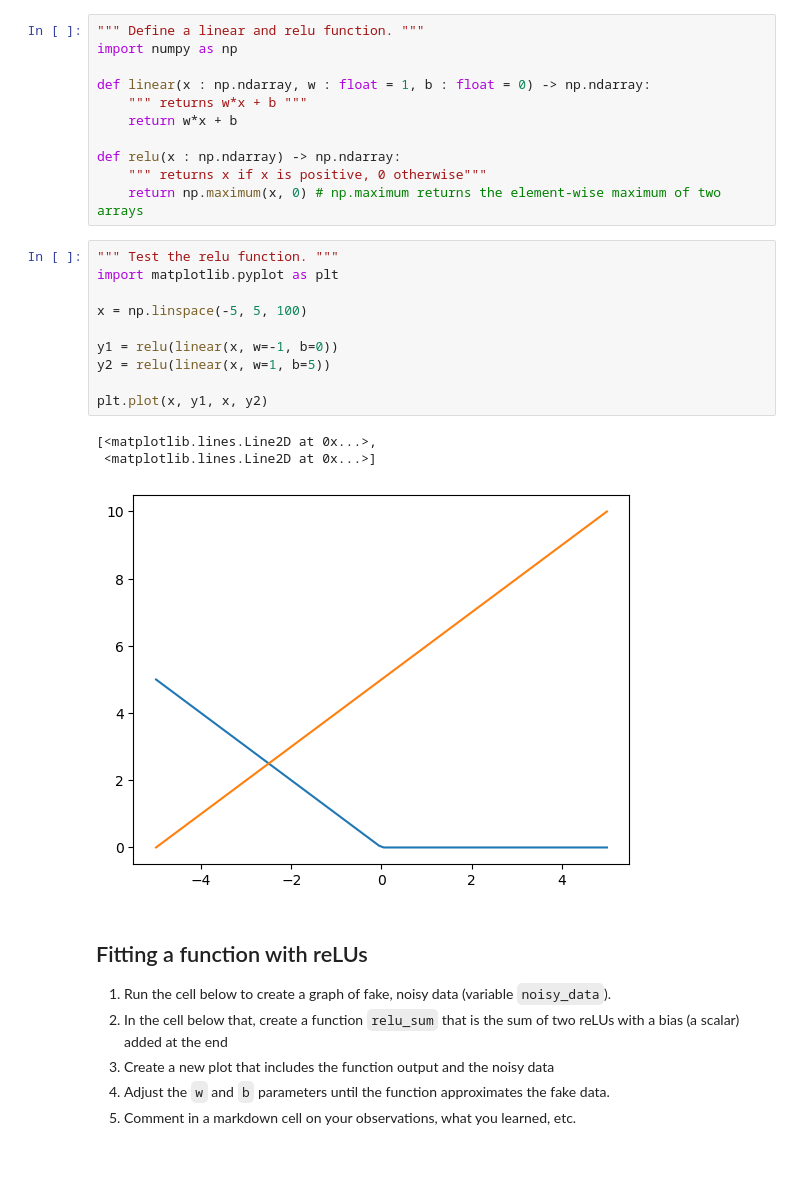
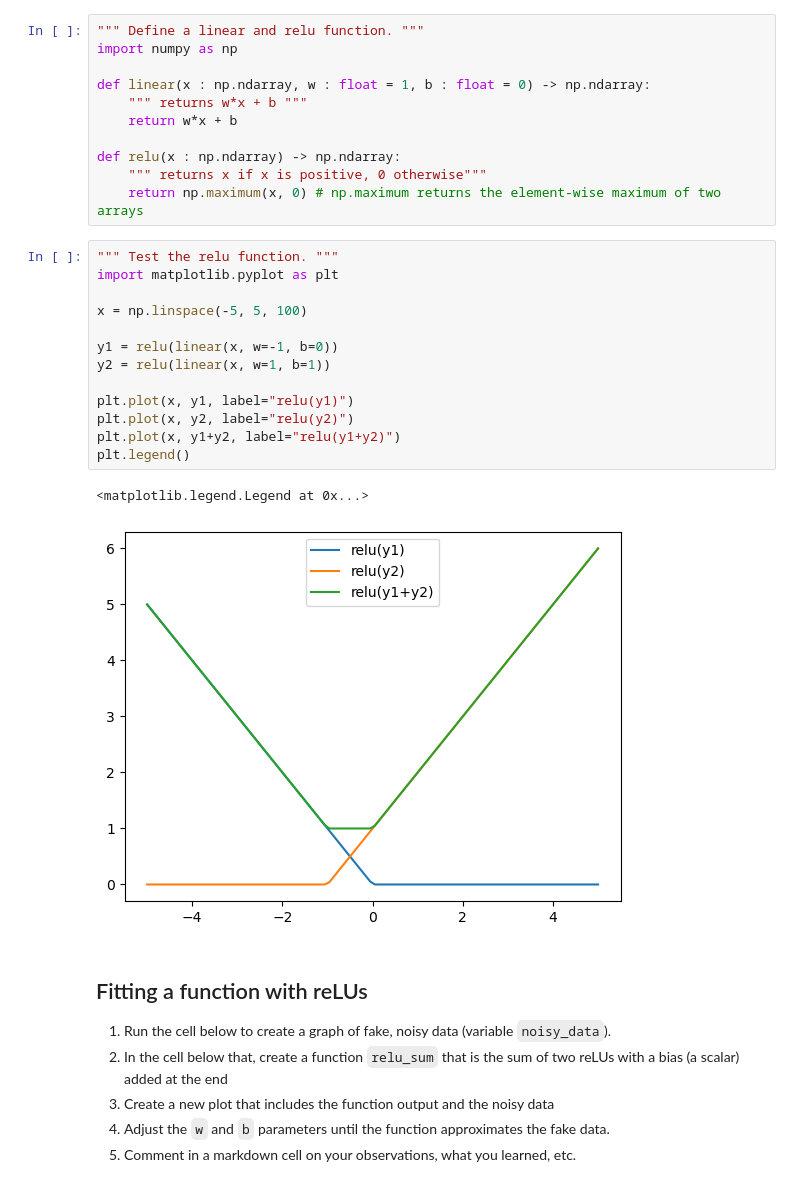
Before and after one commit to arif-geo/e_sci_data_analysis_test, a Jupyter notebook: earth_sci_data_analysis/lesson_7_ML/07_workalong01_machine_learning_basics.ipynb, the cells around one changed output. Drawn from its saved outputs; the diff is of its cells as text; blank space fills up the shorter version.

```diff
--- a/earth_sci_data_analysis/lesson_7_ML/07_workalong01_machine_learning_basics.ipynb
+++ b/earth_sci_data_analysis/lesson_7_ML/07_workalong01_machine_learning_basics.ipynb
@@ -30,17 +30,19 @@ def relu(x : np.ndarray) -> np.ndarray:
 # %%
 """ Test the relu function. """
 import matplotlib.pyplot as plt
 
 x = np.linspace(-5, 5, 100)
 
 y1 = relu(linear(x, w=-1, b=0))
-y2 = relu(linear(x, w=1, b=5))
+y2 = relu(linear(x, w=1, b=1))
 
-plt.plot(x, y1, x, y2)
+plt.plot(x, y1, label="relu(y1)")
+plt.plot(x, y2, label="relu(y2)")
+plt.plot(x, y1+y2, label="relu(y1+y2)")
+plt.legend()
 # %% [output]
-[<matplotlib.lines.Line2D at 0x...>,
- <matplotlib.lines.Line2D at 0x...>]
+<matplotlib.legend.Legend at 0x...>
-[figure, old version]
+[figure, new version]
 # %% [markdown]
 ## Fitting a function with reLUs
 
```
Also changed, not shown: parts of 8 cells of this notebook.
